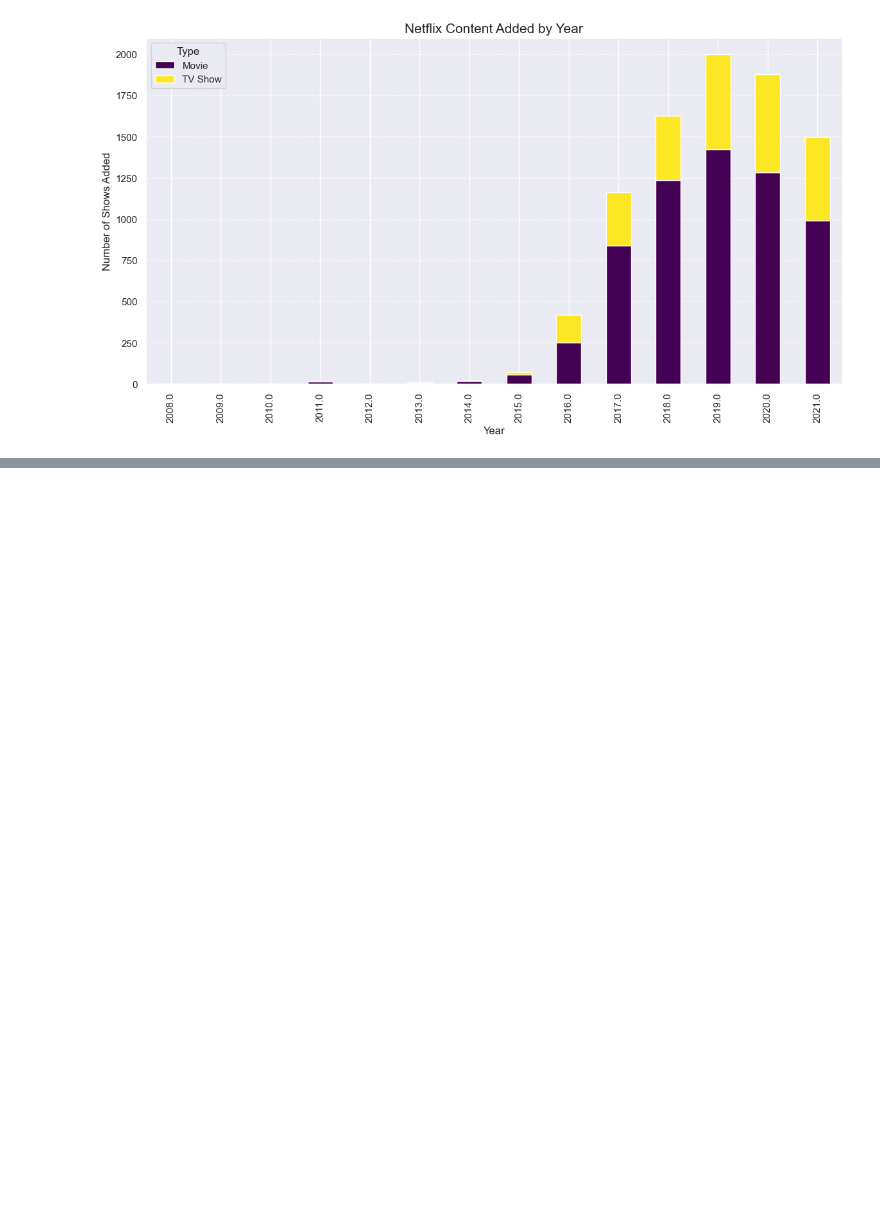
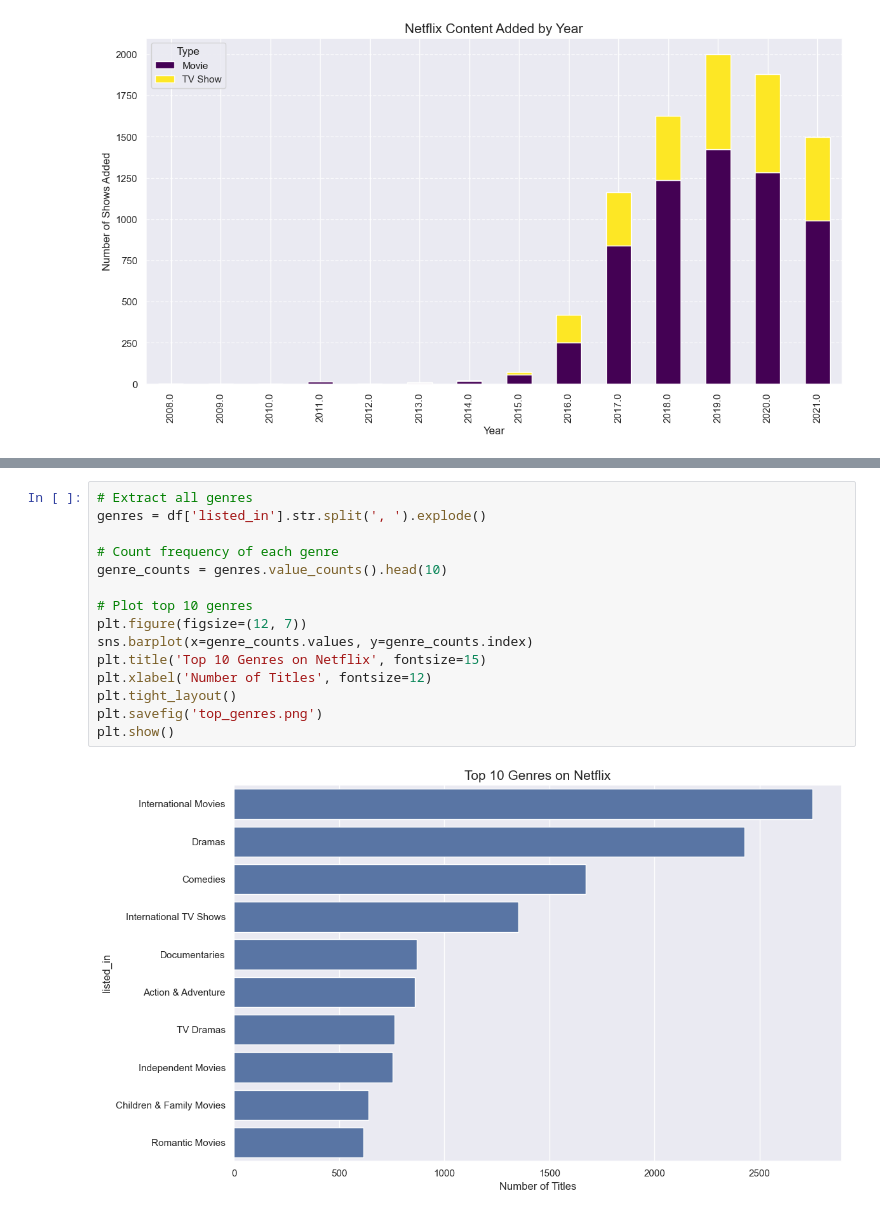
Before and after one commit to fluerasrux/netflix-analysis, a Jupyter notebook: NetflixDataAnalysis.ipynb, the cells around one changed output, grey strips where cells are left out. Cells and saved outputs as stored; diff of their text form; blank space fills up the shorter version.

```diff
--- a/NetflixDataAnalysis.ipynb
+++ b/NetflixDataAnalysis.ipynb
@@ -114,0 +169,17 @@ plt.show()
+# %%
+# Extract all genres
+genres = df['listed_in'].str.split(', ').explode()
+
+# Count frequency of each genre
+genre_counts = genres.value_counts().head(10)
+
+# Plot top 10 genres
+plt.figure(figsize=(12, 7))
+sns.barplot(x=genre_counts.values, y=genre_counts.index)
+plt.title('Top 10 Genres on Netflix', fontsize=15)
+plt.xlabel('Number of Titles', fontsize=12)
+plt.tight_layout()
+plt.savefig('top_genres.png')
+plt.show()
+# %% [output]
+[figure, added]
```
Also changed, not shown: parts of 5 cells of this notebook, 4 other files.
